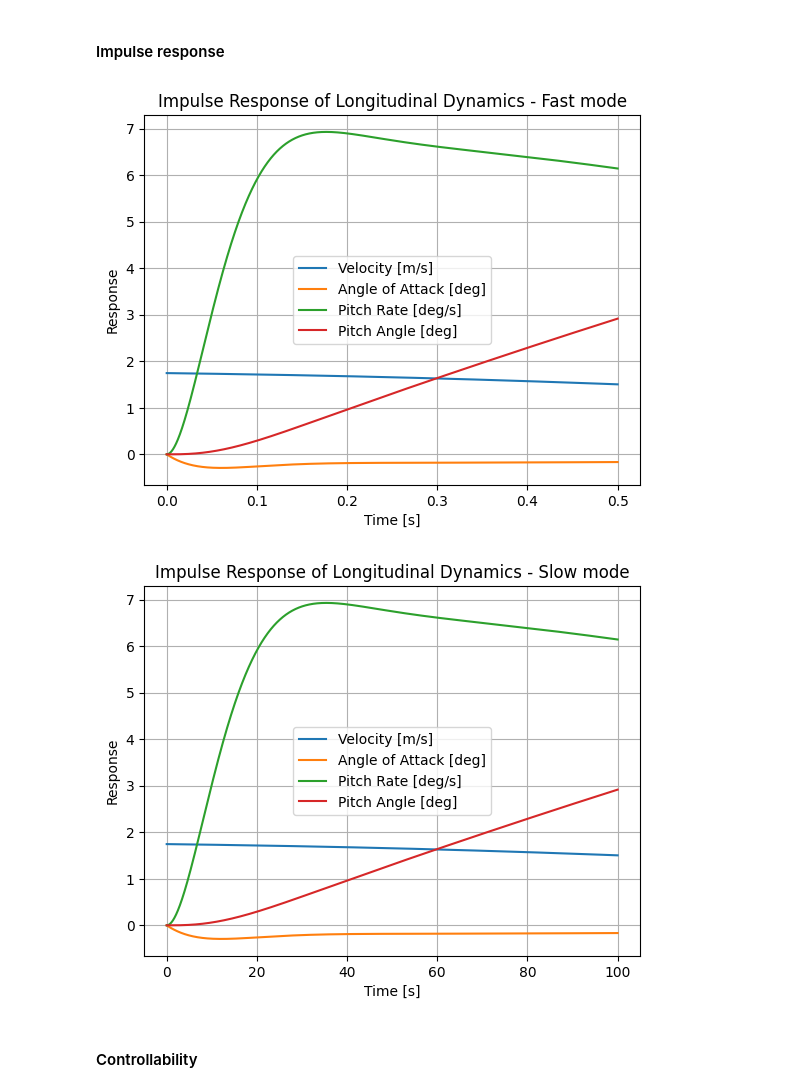
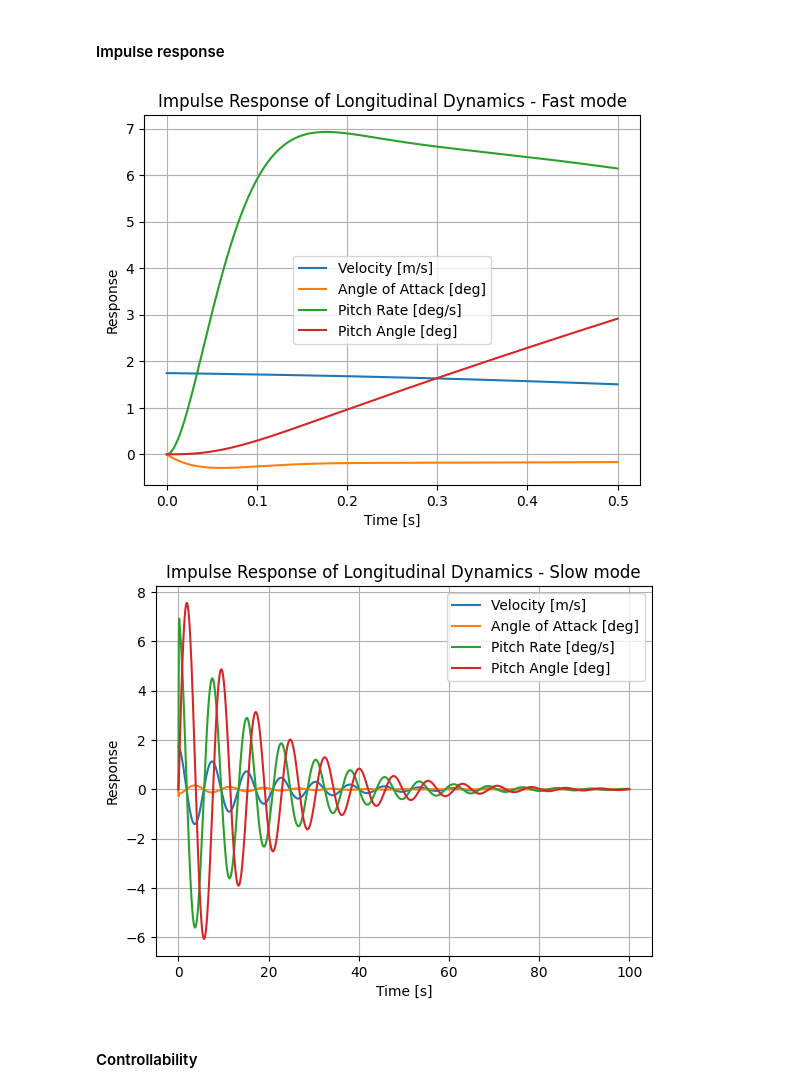
Before and after one commit to gregora/Wright, a Jupyter notebook: static_analysis.ipynb, the cells around one changed output. Saved outputs shown, nothing was run; the diff lists cells and outputs as text; code cells hidden in the pictures.

```diff
--- a/static_analysis.ipynb
+++ b/static_analysis.ipynb
@@ -333,35 +354,35 @@ longitudinal_linear = ct.StateSpace(A, B, C, D)
 t, y, x = ct.impulse_response(longitudinal_linear, T=np.linspace(0, 0.5, 10000), return_states = True)
 
 plt.figure()
 plt.plot(t, x[0, :].T, label="Velocity [m/s]")
 plt.plot(t, x[1, :].T * 180/np.pi, label="Angle of Attack [deg]")
 plt.plot(t, x[2, :].T * 180/np.pi, label="Pitch Rate [deg/s]")
 plt.plot(t, x[3, :].T * 180/np.pi, label="Pitch Angle [deg]")
 plt.title("Impulse Response of Longitudinal Dynamics - Fast mode")
 plt.xlabel("Time [s]")
 plt.ylabel("Response")
 plt.legend()
 plt.grid()
 plt.show()
 
 
-t, y = ct.impulse_response(longitudinal_linear, T=np.linspace(0, 100, 10000))
+t, y, x = ct.impulse_response(longitudinal_linear, T=np.linspace(0, 100, 10000), return_states = True)
 
 # plot angular velocity and alpha response
 plt.figure()
 plt.title("Impulse Response of Longitudinal Dynamics - Slow mode")
 plt.plot(t, x[0, :].T, label="Velocity [m/s]")
 plt.plot(t, x[1, :].T * 180/np.pi, label="Angle of Attack [deg]")
 plt.plot(t, x[2, :].T * 180/np.pi, label="Pitch Rate [deg/s]")
 plt.plot(t, x[3, :].T * 180/np.pi, label="Pitch Angle [deg]")
 plt.xlabel("Time [s]")
 plt.ylabel("Response")
 plt.legend()
 plt.grid()
 plt.show()
 # %% [output]
 [figure]
-[figure, old version]
+[figure, new version]
 # %% [markdown]
 #### Controllability
 # %%
```
Also changed, not shown: parts of 4 cells of this notebook.
